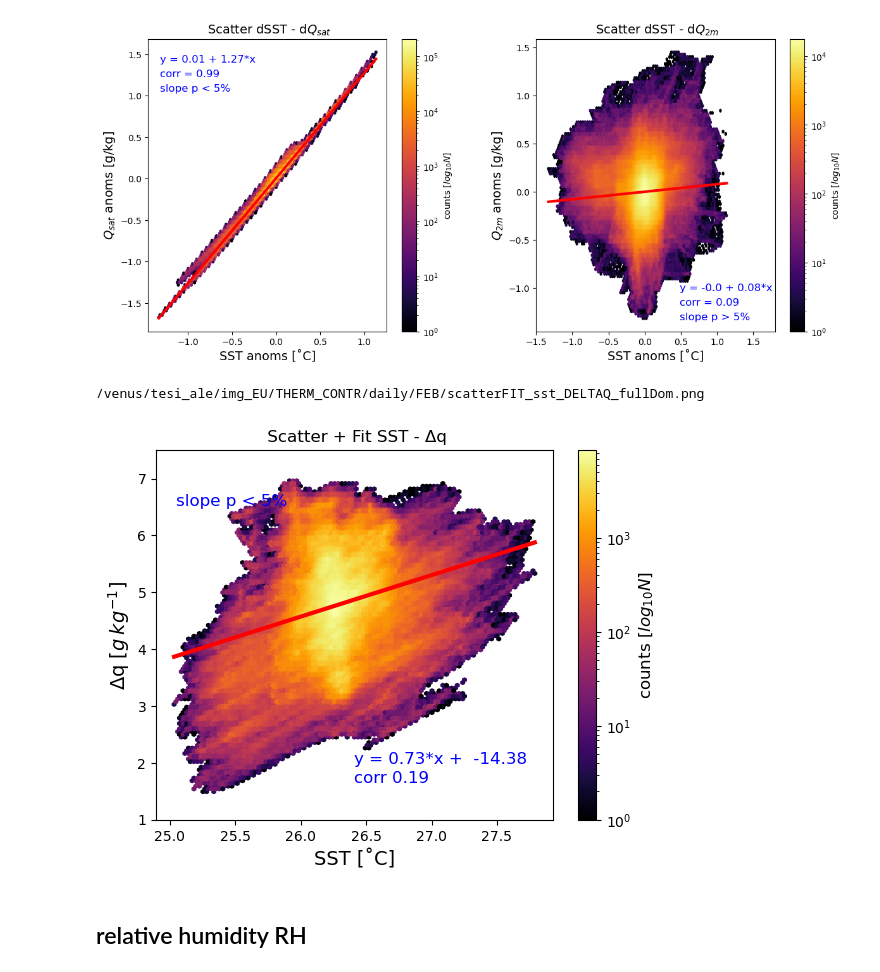
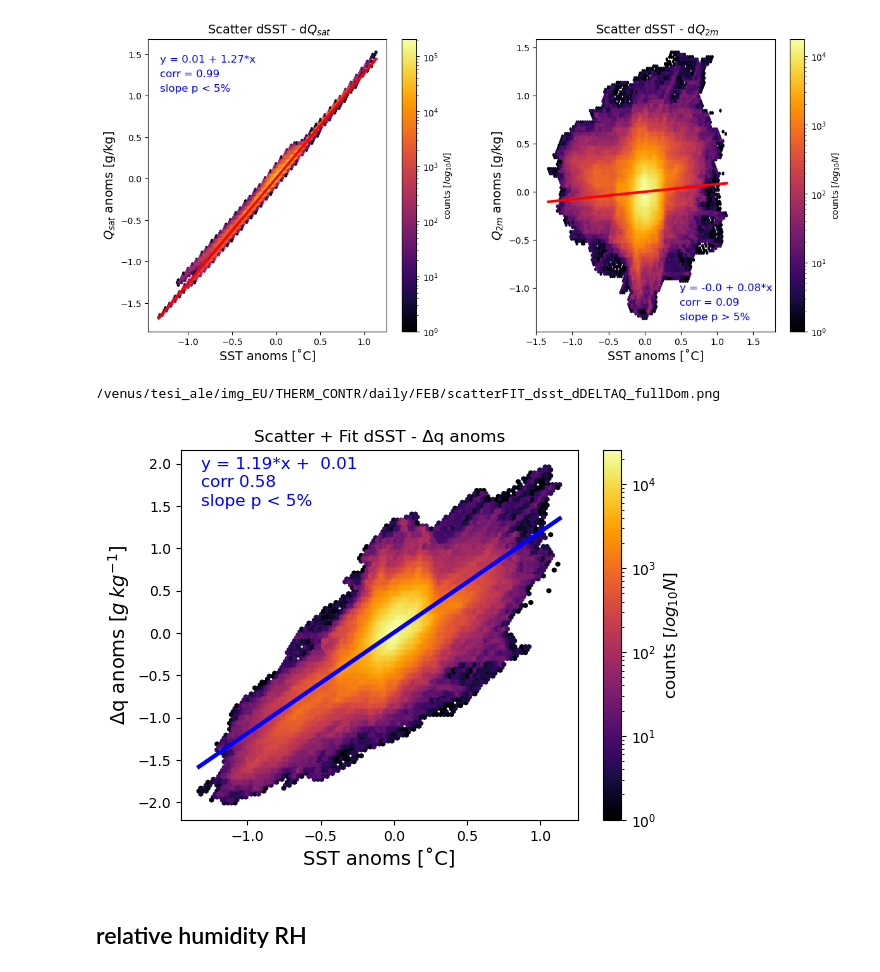
Before and after one commit to meteorologopazzo/thesis_material, a Jupyter notebook: EURECA_scripts/ThermContr_LH_only.ipynb, the cells around one changed output. Drawn from its saved outputs; the diff is of its cells as text; code cells hidden in the pictures.

```diff
--- a/EURECA_scripts/ThermContr_LH_only.ipynb
+++ b/EURECA_scripts/ThermContr_LH_only.ipynb
@@ -143,17 +143,17 @@ HFX = HFX.where(sea_mask_modified, drop=False).values;
 # %%
 s = 100
 
-dLH, dHFX = np.zeros(LH.shape),np.zeros(HFX.shape)
+dLH, LH_smooth = np.zeros(LH.shape), np.zeros(LH.shape)
 
 for t in range(0,LH.shape[0]):
     if t % 10 == 0:
         print(t)
     # upscale using gaussian filter
-    LH_ave = gm.nan_gaussian_filter(LH[t],s)
-    dLH[t] = LH[t] - LH_ave
+    LH_smooth[t] = gm.nan_gaussian_filter(LH[t],s)
+    dLH[t] = LH[t] - LH_smooth[t]
 
-    HFX_ave = gm.nan_gaussian_filter(HFX[t],s)
-    dHFX[t] = HFX[t] - HFX_ave
+#     HFX_ave = gm.nan_gaussian_filter(HFX[t],s)
+#     dHFX[t] = HFX[t] - HFX_ave
 # %% [output]
 0
 10
@@ -706,11 +706,12 @@ pdist_dsst, pdist_DdeltaQ, pstd_DdeltaQ, pstderr_DdeltaQ, pnpoints_DdeltaQ, ppva
 # nskip = int(L/2)
 # nt = int(2)
 # nbin = 50
-dsst = False
+dsst = True
+mask = sea_mask_modified_nan
 
 if not dsst:
     x = (sst_day-273.15).copy()*mask
-    y = delta_q.magnitude.copy()*mask
+    y = delta_q.copy()*mask
 
 #     xx, yy = pdist_sst-273.15, pdist_deltaQ
 
@@ -734,35 +735,35 @@ else:
     fit_dq_dsst, corcoe_dq, p_value_dq, p_value_cannelli_dq, sigmas_coeffs_dq_ss  = slopes_r_p_mix(x, y, nt, nskip)
     ss_therm_contr = fit_dq_dsst.slope
 
     title='Scatter + Fit dSST - Δq anoms'
     xlabel='SST anoms [˚C]'
     ylabel=r'Δq anoms [$g\:kg^{-1}$]'
     fig = density_hexbin(x,y,plot_fit=True,fit=fit_dq_dsst,corcoe=corcoe_dq,grdsz=100,\
                          title=title,xlabel=xlabel,ylabel=ylabel, colormap='inferno',pos=[0.05,0.95])
 #     plt.plot(xx, yy, '*b')
 
 
 
 if p_value_cannelli_dq < 0.05:
     plt.annotate('slope p < 5%', xy=(0.05, 0.85), \
                          xycoords='axes fraction', fontsize=12, color='b')
 else:
     plt.annotate('slope p > 5%', xy=(0.05, 0.85), \
                          xycoords='axes fraction', fontsize=12, color='b')
 
 
 
 
 ######  PREVIOUSLY SAVED IN QVAPOR  #######
 path_img = '/venus/tesi_ale/img_EU/THERM_CONTR/daily/FEB/'
 filename = path_img + 'scatterFIT_dsst_dDELTAQ_fullDom.png' if dsst else path_img + 'scatterFIT_sst_DELTAQ_fullDom.png'
 # plt.savefig(filename)
 print(filename)
 del filename
 ######  PREVIOUSLY SAVED IN QVAPOR  #######
 # %% [output]
-/venus/tesi_ale/img_EU/THERM_CONTR/daily/FEB/scatterFIT_sst_DELTAQ_fullDom.png
+/venus/tesi_ale/img_EU/THERM_CONTR/daily/FEB/scatterFIT_dsst_dDELTAQ_fullDom.png
-[figure, old version]
+[figure, new version]
 # %% [markdown]
 ## relative humidity RH
 # %%
```
Also changed, not shown: parts of 13 cells of this notebook, 7 other files.
